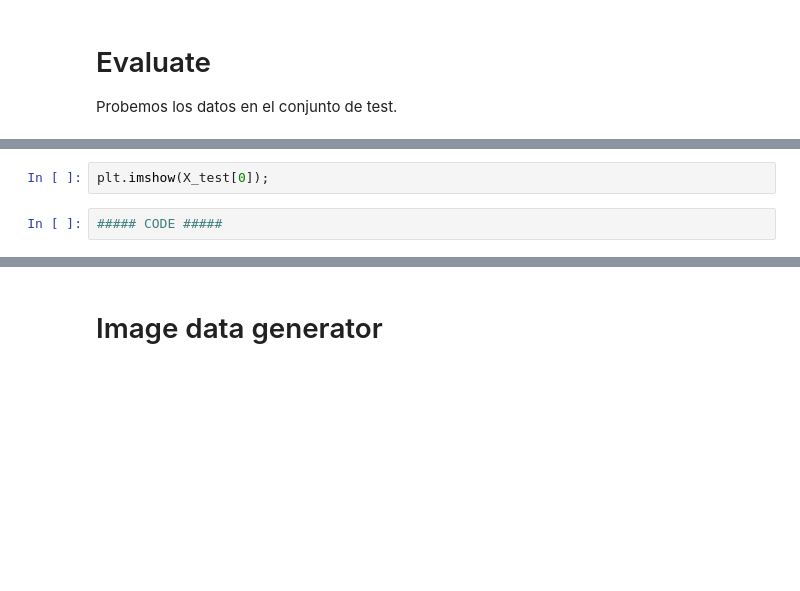
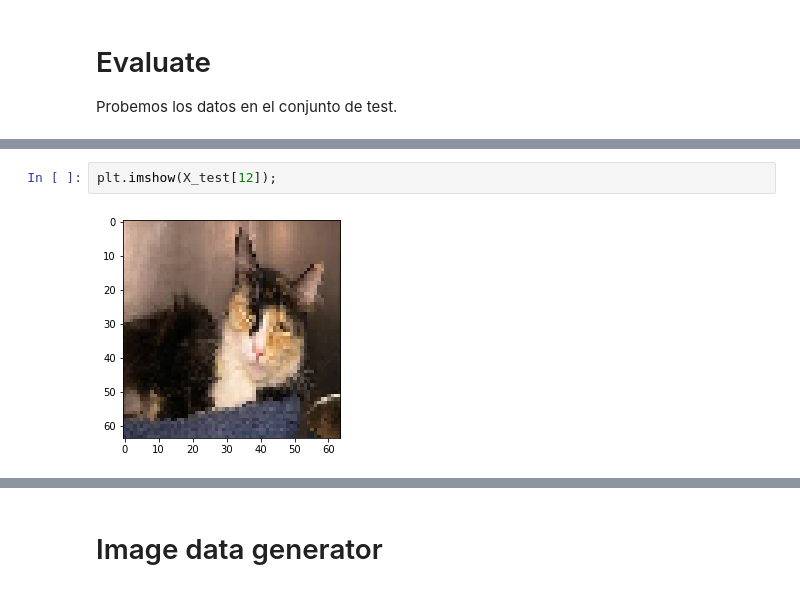
Before and after one commit to CarlosDiazGirol/thebridgedsftsep20, a Jupyter notebook: 3-Machine Learning/4-Deep Learning/2-Redes Convolucionales/Dogs&Cats.ipynb, the cells around one changed output, grey strips where cells are left out. Cells and saved outputs as stored; diff of their text form; blank space fills up the shorter version.

```diff
--- a/3-Machine Learning/4-Deep Learning/2-Redes Convolucionales/Dogs&Cats.ipynb
+++ b/3-Machine Learning/4-Deep Learning/2-Redes Convolucionales/Dogs&Cats.ipynb
@@ -346,4 +354,4 @@ Probemos los datos en el conjunto de test.
 # %%
-plt.imshow(X_test[0]);
+plt.imshow(X_test[12]);
+# %% [output]
+[figure, added]
-# %%
-##### CODE #####
```
Also changed, not shown: parts of 19 cells of this notebook, 1 other file.
